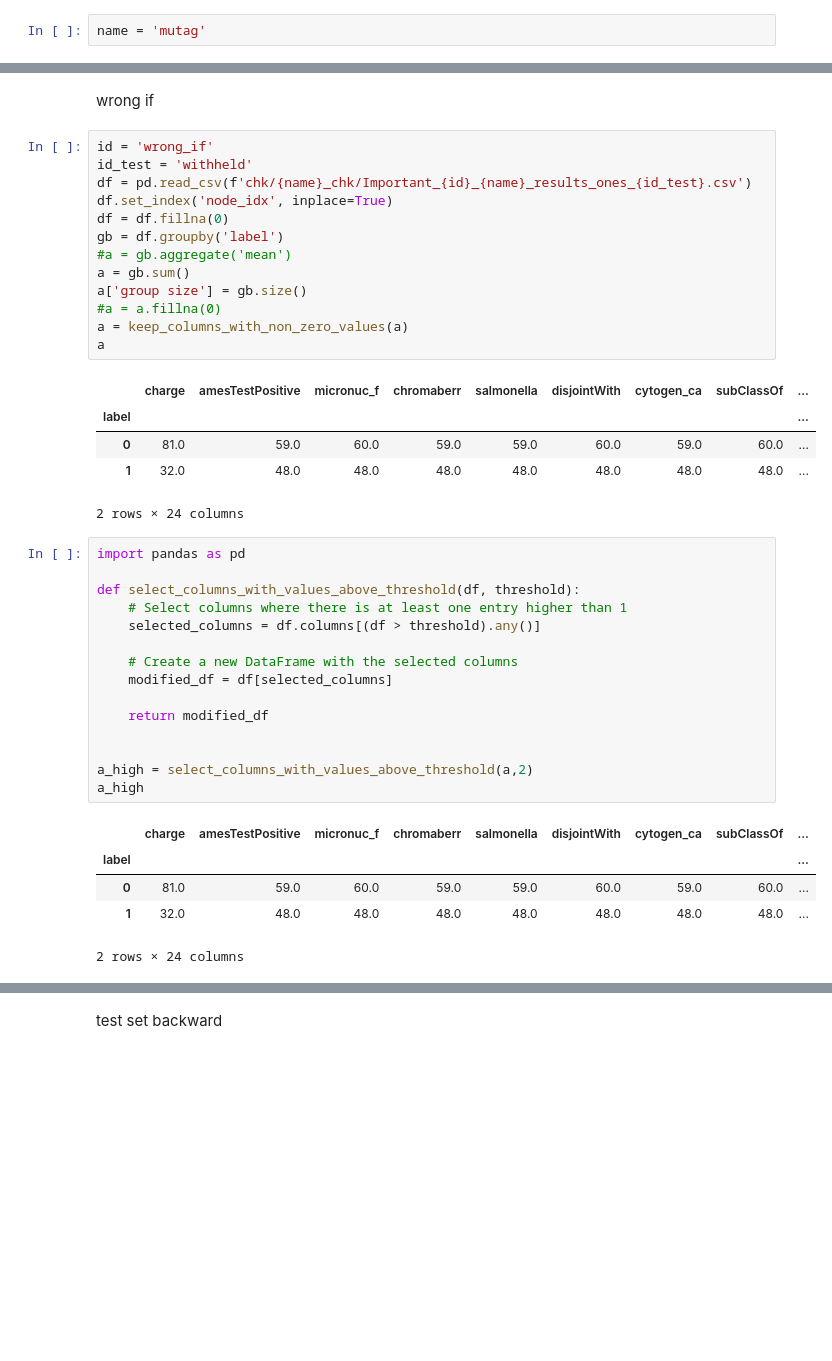
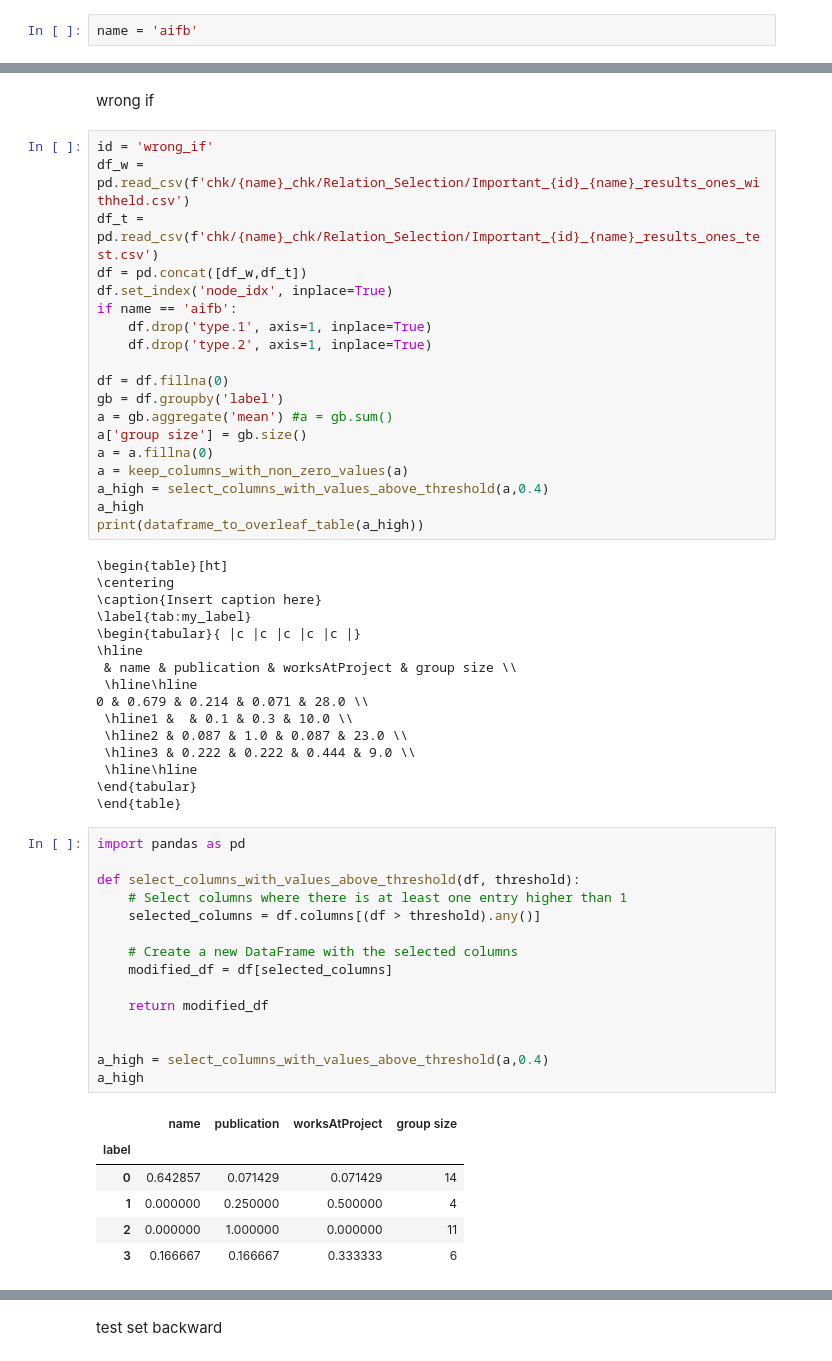
Before and after one commit to traopia/RGCN-Explainer, a Jupyter notebook: RGCN_stuff/statistics_baseline.ipynb, the cells around one changed output, grey strips where cells are left out. Drawn from its saved outputs; the diff is of its cells as text; blank space fills up the shorter version.

```diff
--- a/RGCN_stuff/statistics_baseline.ipynb
+++ b/RGCN_stuff/statistics_baseline.ipynb
@@ -71,5 +71,5 @@ def dataframe_to_overleaf_table(df):
 
     return table_code
 # %%
-name = 'mutag'
+name = 'aifb'
 # %%
@@ -162,44 +119,61 @@ print(dataframe_to_overleaf_table(a))
 wrong if
 # %%
 id = 'wrong_if'
-id_test = 'withheld'
-df = pd.read_csv(f'chk/{name}_chk/Important_{id}_{name}_results_ones_{id_test}.csv')
+df_w = pd.read_csv(f'chk/{name}_chk/Relation_Selection/Important_{id}_{name}_results_ones_withheld.csv')
+df_t = pd.read_csv(f'chk/{name}_chk/Relation_Selection/Important_{id}_{name}_results_ones_test.csv')
+df = pd.concat([df_w,df_t])
 df.set_index('node_idx', inplace=True)
+if name == 'aifb':
+    df.drop('type.1', axis=1, inplace=True)
+    df.drop('type.2', axis=1, inplace=True)
+
 df = df.fillna(0)
 gb = df.groupby('label')
-#a = gb.aggregate('mean')
-a = gb.sum()
+a = gb.aggregate('mean') #a = gb.sum()
 a['group size'] = gb.size()
-#a = a.fillna(0)
+a = a.fillna(0)
 a = keep_columns_with_non_zero_values(a)
-a
+a_high = select_columns_with_values_above_threshold(a,0.4)
+a_high
+print(dataframe_to_overleaf_table(a_high))
 # %% [output]
-|  | charge | amesTestPositive | micronuc_f | chromaberr | salmonella | disjointWith | cytogen_ca | subClassOf | ... |
-| label |  |  |  |  |  |  |  |  | ... |
-| 0 | 81.0 | 59.0 | 60.0 | 59.0 | 59.0 | 60.0 | 59.0 | 60.0 | ... |
-| 1 | 32.0 | 48.0 | 48.0 | 48.0 | 48.0 | 48.0 | 48.0 | 48.0 | ... |
-2 rows × 24 columns
+\begin{table}[ht]
+\centering
+\caption{Insert caption here}
+\label{tab:my_label}
+\begin{tabular}{ |c |c |c |c |c |}
+\hline
+ & name & publication & worksAtProject & group size \\
+ \hline\hline
+0 & 0.679 & 0.214 & 0.071 & 28.0 \\
+ \hline1 &  & 0.1 & 0.3 & 10.0 \\
+ \hline2 & 0.087 & 1.0 & 0.087 & 23.0 \\
+ \hline3 & 0.222 & 0.222 & 0.444 & 9.0 \\
+ \hline\hline
+\end{tabular}
+\end{table}
 # %%
 import pandas as pd
 
 def select_columns_with_values_above_threshold(df, threshold):
     # Select columns where there is at least one entry higher than 1
     selected_columns = df.columns[(df > threshold).any()]
 
     # Create a new DataFrame with the selected columns
     modified_df = df[selected_columns]
 
     return modified_df
 
 
-a_high = select_columns_with_values_above_threshold(a,2)
+a_high = select_columns_with_values_above_threshold(a,0.4)
 a_high
 # %% [output]
-|  | charge | amesTestPositive | micronuc_f | chromaberr | salmonella | disjointWith | cytogen_ca | subClassOf | ... |
-| label |  |  |  |  |  |  |  |  | ... |
-| 0 | 81.0 | 59.0 | 60.0 | 59.0 | 59.0 | 60.0 | 59.0 | 60.0 | ... |
-| 1 | 32.0 | 48.0 | 48.0 | 48.0 | 48.0 | 48.0 | 48.0 | 48.0 | ... |
+|  | name | publication | worksAtProject | group size |
+| label |  |  |  |  |
+| 0 | 0.642857 | 0.071429 | 0.071429 | 14 |
+| 1 | 0.000000 | 0.250000 | 0.500000 | 4 |
+| 2 | 0.000000 | 1.000000 | 0.000000 | 11 |
+| 3 | 0.166667 | 0.166667 | 0.333333 | 6 |
-2 rows × 24 columns
 # %%
 print(dataframe_to_overleaf_table(a_high))
 # %% [output]
```
Also changed, not shown: parts of 10 cells of this notebook, 3 other files.
